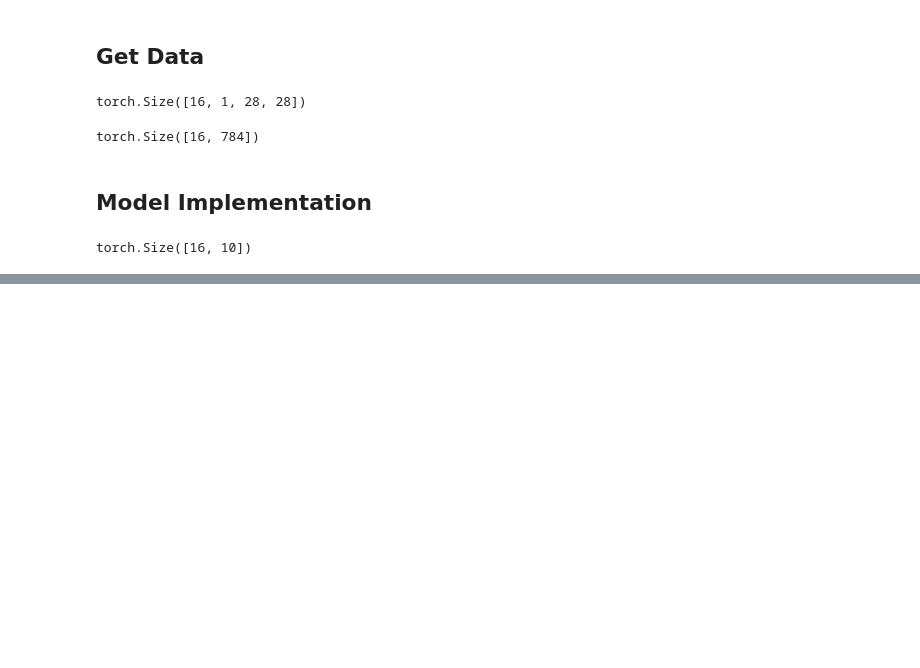
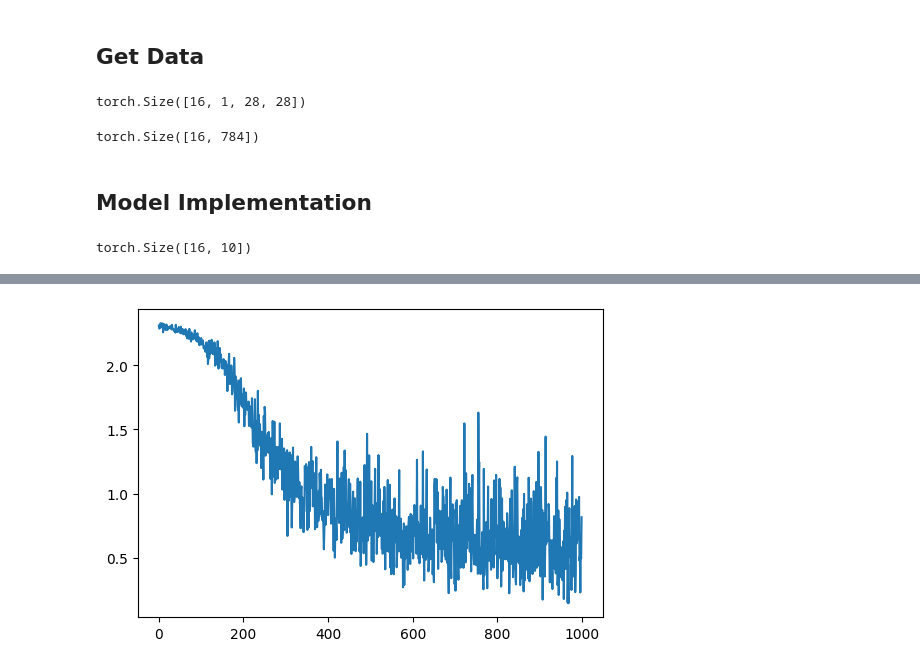
Before and after one commit to samitha278/miniVGG, a Jupyter notebook: build2_vgg.ipynb, the cells around one changed output, grey strips where cells are left out. Drawn from its saved outputs; the diff is of its cells as text; code cells hidden in the pictures; blank space fills up the shorter version.

Commit message:
trained in cpu

```diff
--- a/build2_vgg.ipynb
+++ b/build2_vgg.ipynb
@@ -125,0 +132,39 @@ torch.Size([16, 10])
+# %%
+max_iter = 1000
+lr = 3e-4
+
+
+cnn = minVGG(Config())
+cnn = cnn.to(device)
+cnn = torch.compile(cnn)
+
+
+
+losses = torch.zeros((max_iter,))
+
+use_fused = torch.cuda.is_available()
+optimizer = torch.optim.AdamW(cnn.parameters(),lr = lr ,fused = use_fused)
+
+train_iter = iter(train_data)
+
+for i in range(max_iter):
+
+    t0 = time.time()
+
+    xb , yb = next(train_iter)
+    xb,yb = xb.to(device) , yb.to(device)
+
+    logits , loss = cnn(xb,yb)
+
+    optimizer.zero_grad()
+    loss.backward()
+    optimizer.step()
+
+    torch.cuda.synchronize() if torch.cuda.is_available() else None
+
+    t1 = time.time()
+    dt = (t1-t0) * 1000 # ms
+
+    losses[i] = loss.item()
+
+    if i%100 ==0 : print(f'{i}/{max_iter}  {loss.item()}  {dt} ms')
@@ -125,0 +182,6 @@ torch.Size([16, 10])
+# %%
+plt.figure(figsize=(6,4))
+plt.plot(losses)
+plt.show()
+# %% [output]
+[figure, added]
```
Also changed, not shown: parts of 3 cells of this notebook.
